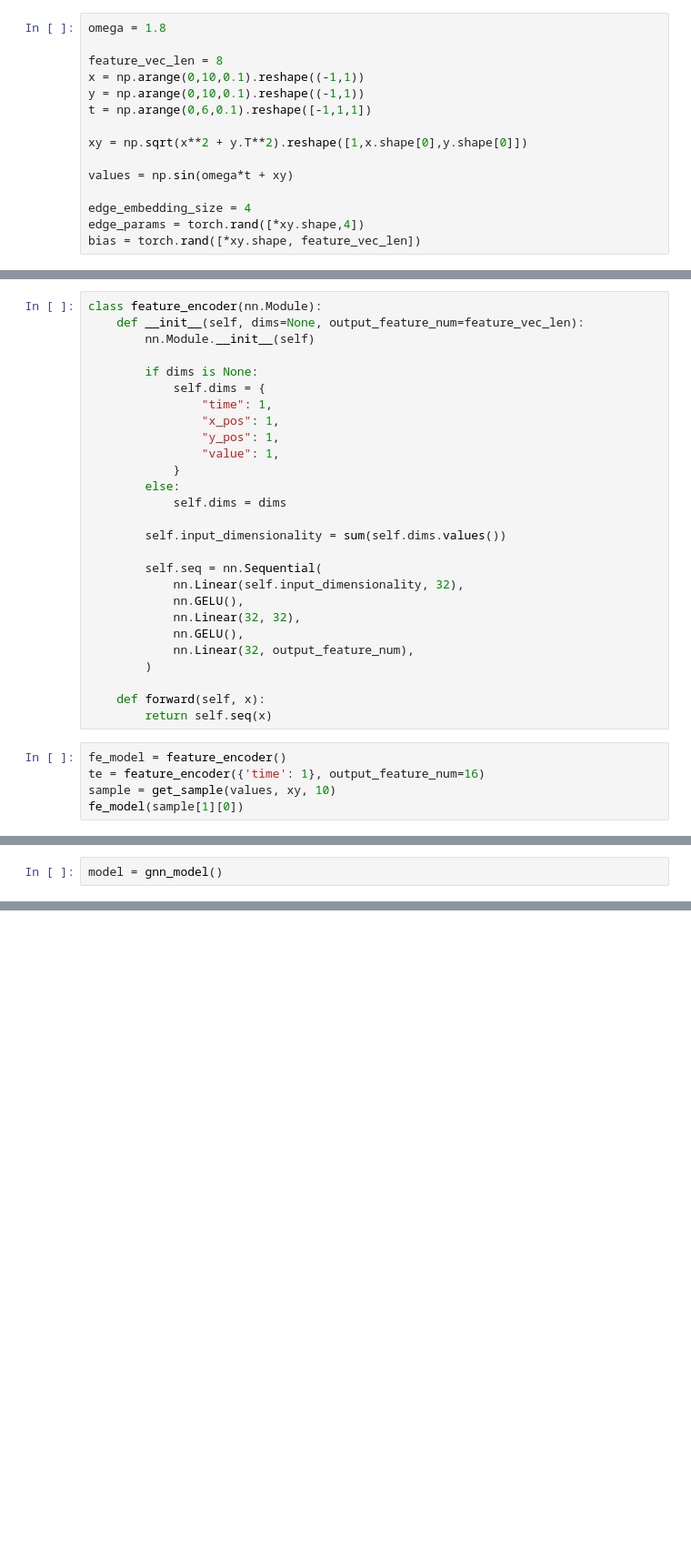
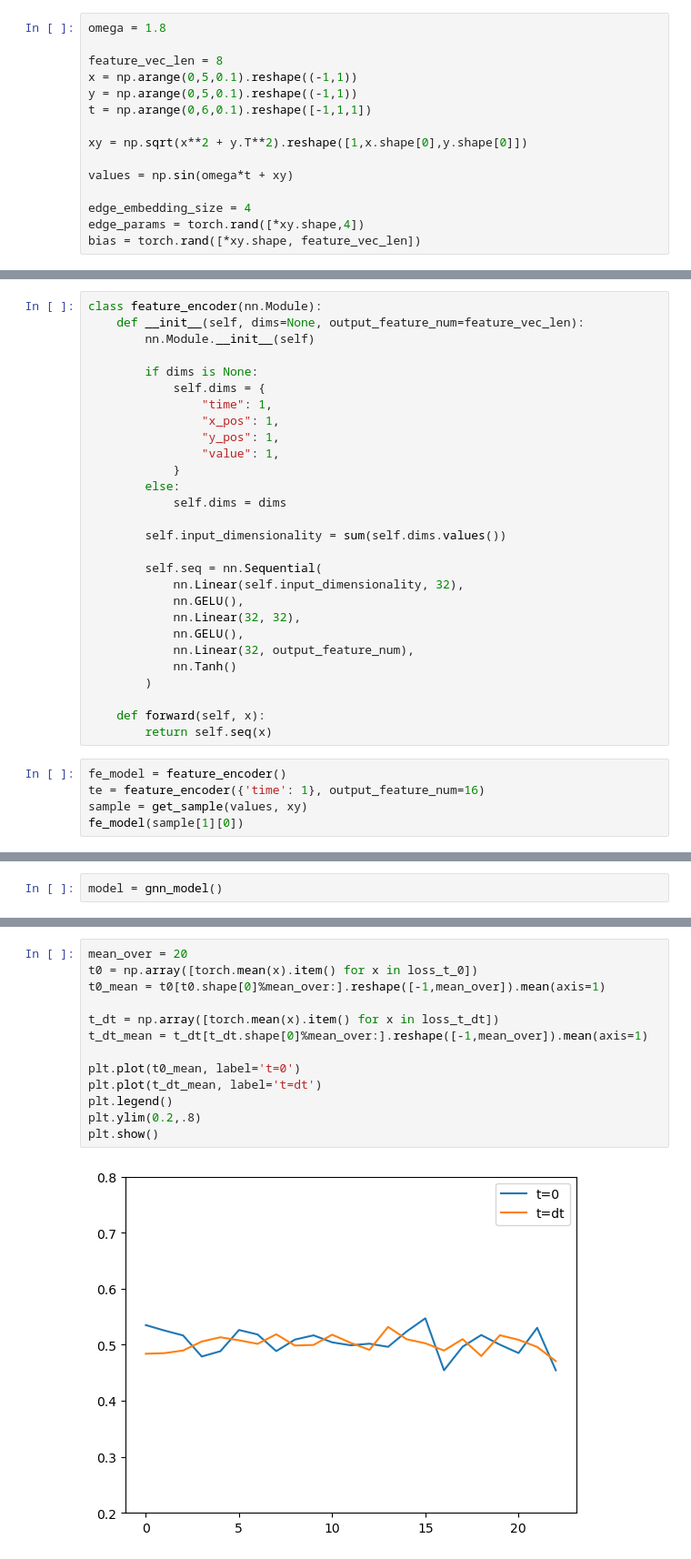
Before and after one commit to prz-ziaja/image-gen, a Jupyter notebook: notebooks/init.ipynb, the cells around one changed output, grey strips where cells are left out. Shown at 91% size. Cells and saved outputs as stored; diff of their text form; blank space fills up the shorter version.

```diff
--- a/notebooks/init.ipynb
+++ b/notebooks/init.ipynb
@@ -12,8 +12,8 @@ import numpy as np
 omega = 1.8
 
 feature_vec_len = 8
-x = np.arange(0,10,0.1).reshape((-1,1))
-y = np.arange(0,10,0.1).reshape((-1,1))
+x = np.arange(0,5,0.1).reshape((-1,1))
+y = np.arange(0,5,0.1).reshape((-1,1))
 t = np.arange(0,6,0.1).reshape([-1,1,1])
 
 xy = np.sqrt(x**2 + y.T**2).reshape([1,x.shape[0],y.shape[0]])
@@ -97,6 +101,7 @@ class feature_encoder(nn.Module):
             nn.Linear(32, 32),
             nn.GELU(),
             nn.Linear(32, output_feature_num),
+            nn.Tanh()
         )
 
     def forward(self, x):
@@ -104,6 +109,6 @@ class feature_encoder(nn.Module):
 # %%
 fe_model = feature_encoder()
 te = feature_encoder({'time': 1}, output_feature_num=16)
-sample = get_sample(values, xy, 10)
+sample = get_sample(values, xy)
 fe_model(sample[1][0])
 # %% [output]
@@ -189,0 +278,15 @@ tensor([[34],
+# %%
+mean_over = 20
+t0 = np.array([torch.mean(x).item() for x in loss_t_0])
+t0_mean = t0[t0.shape[0]%mean_over:].reshape([-1,mean_over]).mean(axis=1)
+
+t_dt = np.array([torch.mean(x).item() for x in loss_t_dt])
+t_dt_mean = t_dt[t_dt.shape[0]%mean_over:].reshape([-1,mean_over]).mean(axis=1)
+
+plt.plot(t0_mean, label='t=0')
+plt.plot(t_dt_mean, label='t=dt')
+plt.legend()
+plt.ylim(0.2,.8)
+plt.show()
+# %% [output]
+[figure, added]
```
Also changed, not shown: parts of 20 cells of this notebook, 1 other file.
